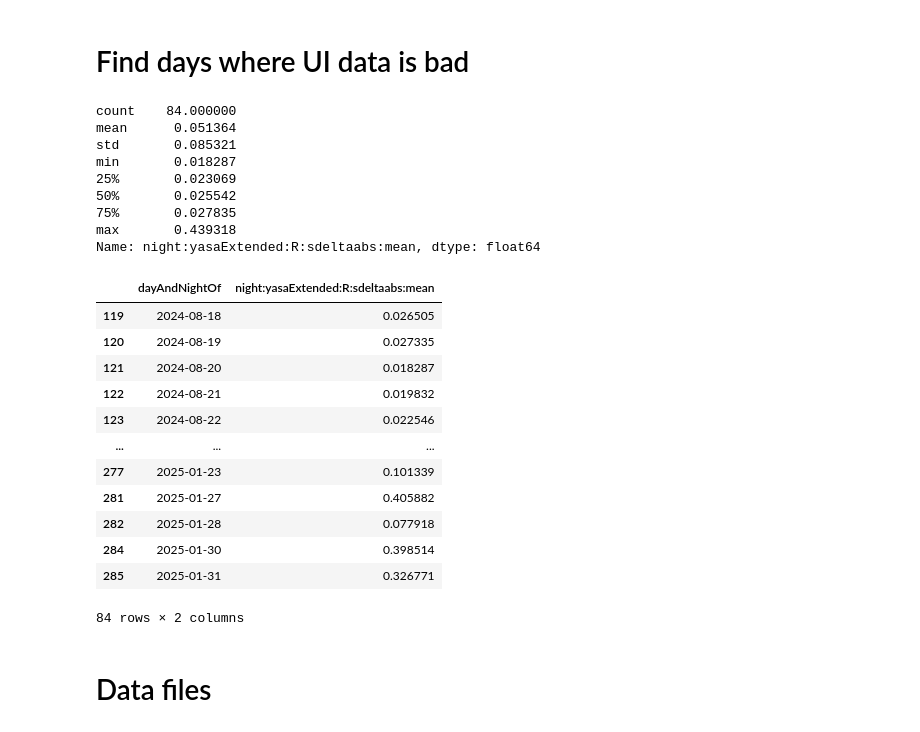
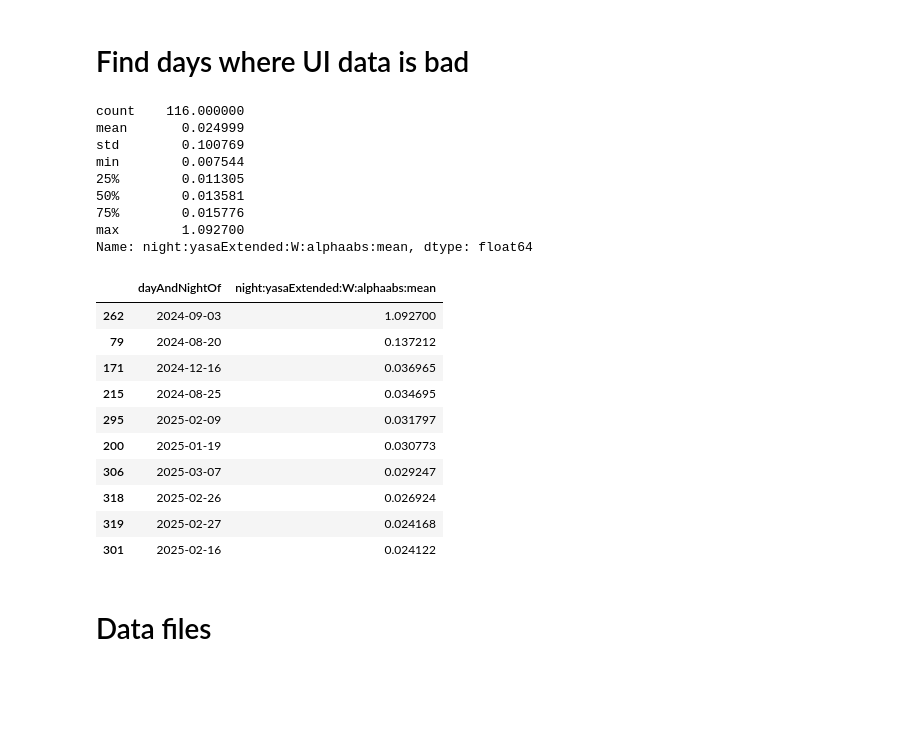
Before and after one commit to programmatix/Brainwave-Processor, a Jupyter notebook: notebooks/Troubleshooting/InvestigateUISeeingBadEEGValues.ipynb, the cells around one changed output. Cells and saved outputs as stored; diff of their text form; code cells hidden in the pictures; blank space fills up the shorter version.

```diff
--- a/notebooks/Troubleshooting/InvestigateUISeeingBadEEGValues.ipynb
+++ b/notebooks/Troubleshooting/InvestigateUISeeingBadEEGValues.ipynb
@@ -22,33 +27,31 @@ day_data = load_days_data(True)
 # %%
-bad_feat = 'night:yasaExtended:R:sdeltaabs:mean'
+bad_feat = 'night:yasaExtended:W:alphaabs:mean'
 # %% [markdown]
 # Find days where UI data is bad
 # %%
 day_data[bad_feat].describe()
 # %% [output]
-count    84.000000
-mean      0.051364
-std       0.085321
-min       0.018287
-25%       0.023069
-50%       0.025542
-75%       0.027835
-max       0.439318
-Name: night:yasaExtended:R:sdeltaabs:mean, dtype: float64
+count    116.000000
+mean       0.024999
+std        0.100769
+min        0.007544
+25%        0.011305
+50%        0.013581
+75%        0.015776
+max        1.092700
+Name: night:yasaExtended:W:alphaabs:mean, dtype: float64
 # %%
-day_data[['dayAndNightOf', bad_feat]].dropna()
+day_data[['dayAndNightOf', bad_feat]].dropna().sort_values(by=bad_feat, ascending=False).head(10)
 # %% [output]
-|  | dayAndNightOf | night:yasaExtended:R:sdeltaabs:mean |
-| 119 | 2024-08-18 | 0.026505 |
-| 120 | 2024-08-19 | 0.027335 |
-| 121 | 2024-08-20 | 0.018287 |
-| 122 | 2024-08-21 | 0.019832 |
-| 123 | 2024-08-22 | 0.022546 |
-| ... | ... | ... |
-| 277 | 2025-01-23 | 0.101339 |
-| 281 | 2025-01-27 | 0.405882 |
-| 282 | 2025-01-28 | 0.077918 |
-| 284 | 2025-01-30 | 0.398514 |
-| 285 | 2025-01-31 | 0.326771 |
+|  | dayAndNightOf | night:yasaExtended:W:alphaabs:mean |
+| 262 | 2024-09-03 | 1.092700 |
+| 79 | 2024-08-20 | 0.137212 |
+| 171 | 2024-12-16 | 0.036965 |
+| 215 | 2024-08-25 | 0.034695 |
+| 295 | 2025-02-09 | 0.031797 |
+| 200 | 2025-01-19 | 0.030773 |
+| 306 | 2025-03-07 | 0.029247 |
+| 318 | 2025-02-26 | 0.026924 |
+| 319 | 2025-02-27 | 0.024168 |
+| 301 | 2025-02-16 | 0.024122 |
-84 rows × 2 columns
 # %%
```
Also changed, not shown: parts of 11 cells of this notebook, 4 other files.
